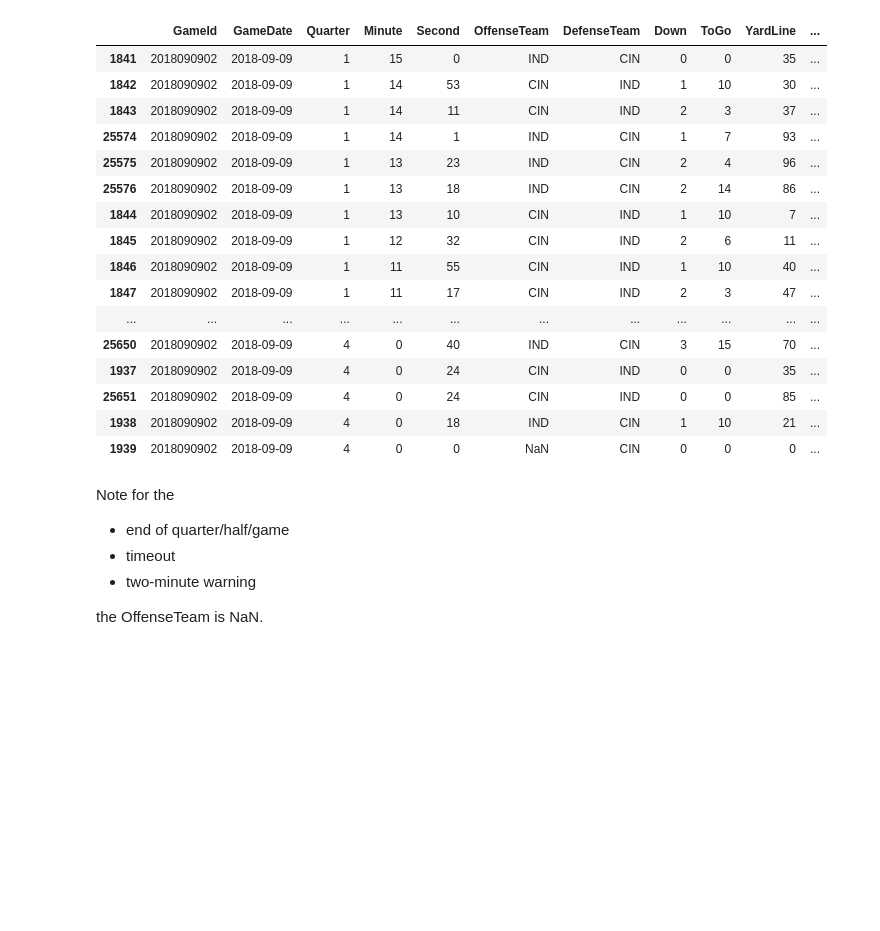
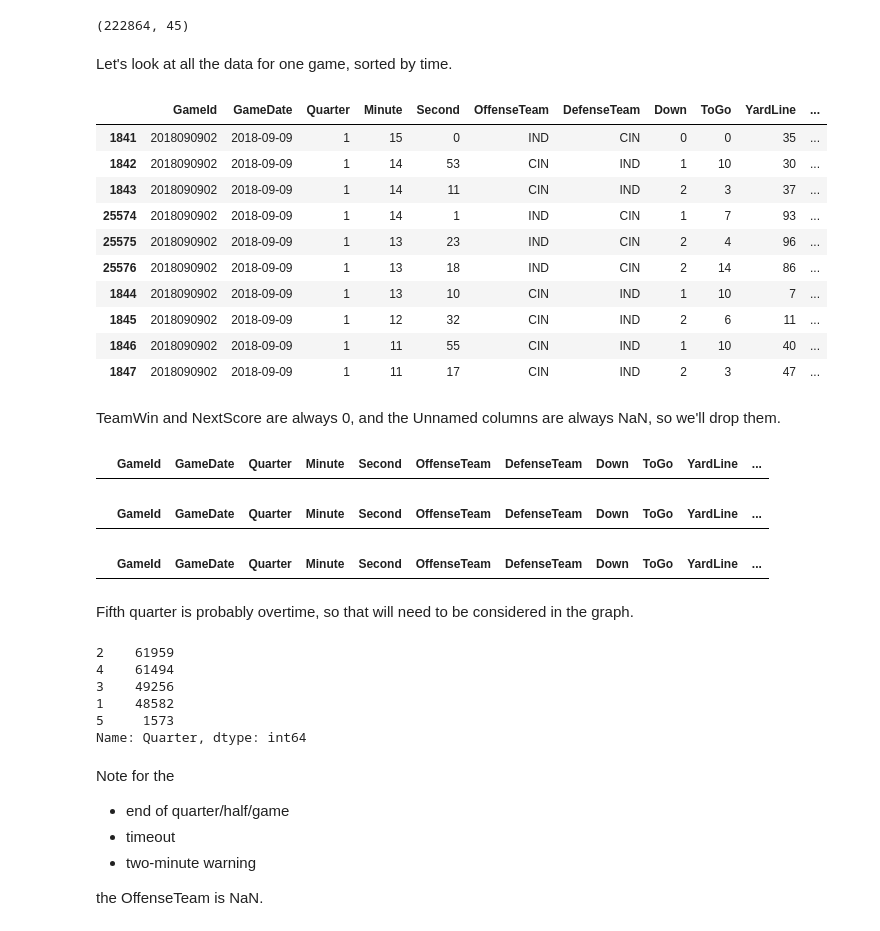
Before and after one commit to jackbenn/football-graphs, a Jupyter notebook: EDA.ipynb, the cells around one changed output. Cells and saved outputs as stored; diff of their text form; code cells hidden in the pictures; blank space fills up the shorter version.

```diff
--- a/EDA.ipynb
+++ b/EDA.ipynb
@@ -19,23 +18,53 @@ full_df = pd.read_csv('data/pbp-2018.csv')
+# %%
+yearly_df = []
+for filename in ['pbp-2014.csv', 'pbp-2015.csv', 'pbp-2016.csv', 'pbp-2017.csv', 'pbp-2018.csv']:
+    yearly_df.append(pd.read_csv('data/' + filename))
+full_df = pd.concat(yearly_df, axis=0)
+# %%
+full_df.shape
+# %% [output]
+(222864, 45)
+# %% [markdown]
+Let's look at all the data for one game, sorted by time.
 # %%
-full_df[full_df.GameId==2018090902].sort_values(['Quarter', 'Minute', 'Second'], ascending=[True, False, False])
+full_df[full_df.GameId==2018090902].sort_values(['Quarter', 'Minute', 'Second'], ascending=[True, False, False]).head(10)
 # %% [output]
 |  | GameId | GameDate | Quarter | Minute | Second | OffenseTeam | DefenseTeam | Down | ToGo | YardLine | ... |
 | 1841 | 2018090902 | 2018-09-09 | 1 | 15 | 0 | IND | CIN | 0 | 0 | 35 | ... |
 | 1842 | 2018090902 | 2018-09-09 | 1 | 14 | 53 | CIN | IND | 1 | 10 | 30 | ... |
 | 1843 | 2018090902 | 2018-09-09 | 1 | 14 | 11 | CIN | IND | 2 | 3 | 37 | ... |
 | 25574 | 2018090902 | 2018-09-09 | 1 | 14 | 1 | IND | CIN | 1 | 7 | 93 | ... |
 | 25575 | 2018090902 | 2018-09-09 | 1 | 13 | 23 | IND | CIN | 2 | 4 | 96 | ... |
 | 25576 | 2018090902 | 2018-09-09 | 1 | 13 | 18 | IND | CIN | 2 | 14 | 86 | ... |
 | 1844 | 2018090902 | 2018-09-09 | 1 | 13 | 10 | CIN | IND | 1 | 10 | 7 | ... |
 | 1845 | 2018090902 | 2018-09-09 | 1 | 12 | 32 | CIN | IND | 2 | 6 | 11 | ... |
 | 1846 | 2018090902 | 2018-09-09 | 1 | 11 | 55 | CIN | IND | 1 | 10 | 40 | ... |
 | 1847 | 2018090902 | 2018-09-09 | 1 | 11 | 17 | CIN | IND | 2 | 3 | 47 | ... |
-| ... | ... | ... | ... | ... | ... | ... | ... | ... | ... | ... | ... |
-| 25650 | 2018090902 | 2018-09-09 | 4 | 0 | 40 | IND | CIN | 3 | 15 | 70 | ... |
-| 1937 | 2018090902 | 2018-09-09 | 4 | 0 | 24 | CIN | IND | 0 | 0 | 35 | ... |
-| 25651 | 2018090902 | 2018-09-09 | 4 | 0 | 24 | CIN | IND | 0 | 0 | 85 | ... |
-| 1938 | 2018090902 | 2018-09-09 | 4 | 0 | 18 | IND | CIN | 1 | 10 | 21 | ... |
-| 1939 | 2018090902 | 2018-09-09 | 4 | 0 | 0 | NaN | CIN | 0 | 0 | 0 | ... |
+# %% [markdown]
+TeamWin and NextScore are always 0, and the Unnamed columns are always NaN, so we'll drop them.
+# %%
+full_df[full_df.TeamWin != 0]
+# %% [output]
+|  | GameId | GameDate | Quarter | Minute | Second | OffenseTeam | DefenseTeam | Down | ToGo | YardLine | ... |
+# %%
+full_df[full_df.NextScore != 0]
+# %% [output]
+|  | GameId | GameDate | Quarter | Minute | Second | OffenseTeam | DefenseTeam | Down | ToGo | YardLine | ... |
+# %%
+full_df[~(full_df['Unnamed: 10'].isna() & full_df['Unnamed: 12'].isna() & full_df['Unnamed: 16'].isna() & full_df['Unnamed: 17'].isna())]
+# %% [output]
+|  | GameId | GameDate | Quarter | Minute | Second | OffenseTeam | DefenseTeam | Down | ToGo | YardLine | ... |
+# %% [markdown]
+Fifth quarter is probably overtime, so that will need to be considered in the graph.
+# %%
+full_df.Quarter.value_counts()
+# %% [output]
+2    61959
+4    61494
+3    49256
+1    48582
+5     1573
+Name: Quarter, dtype: int64
 # %% [markdown]
 Note for the
   * end of quarter/half/game
```
Also changed, not shown: parts of 20 cells of this notebook.
